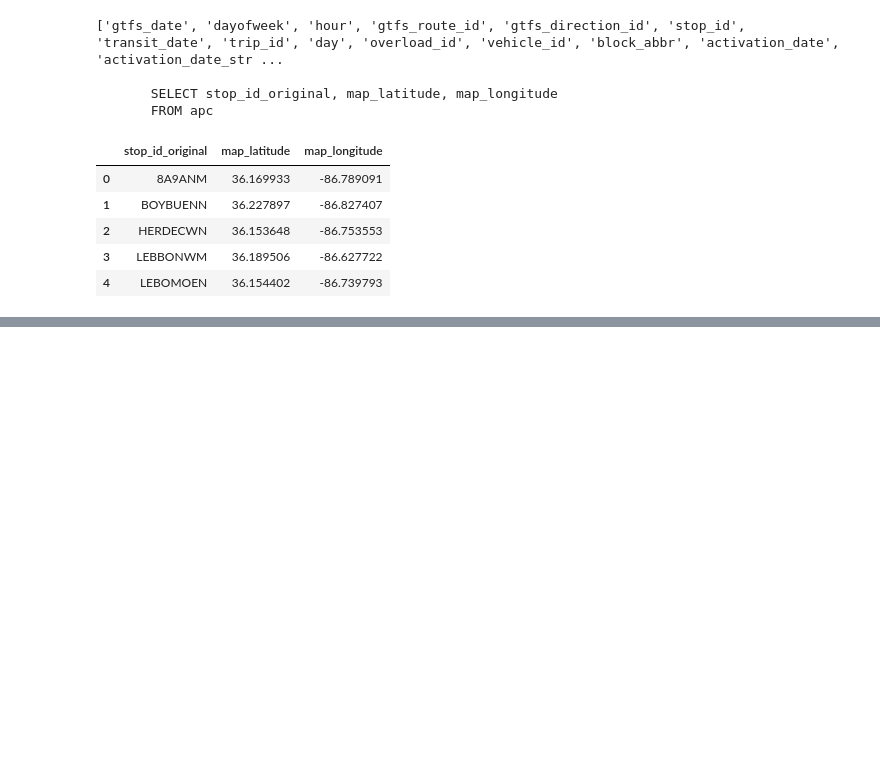
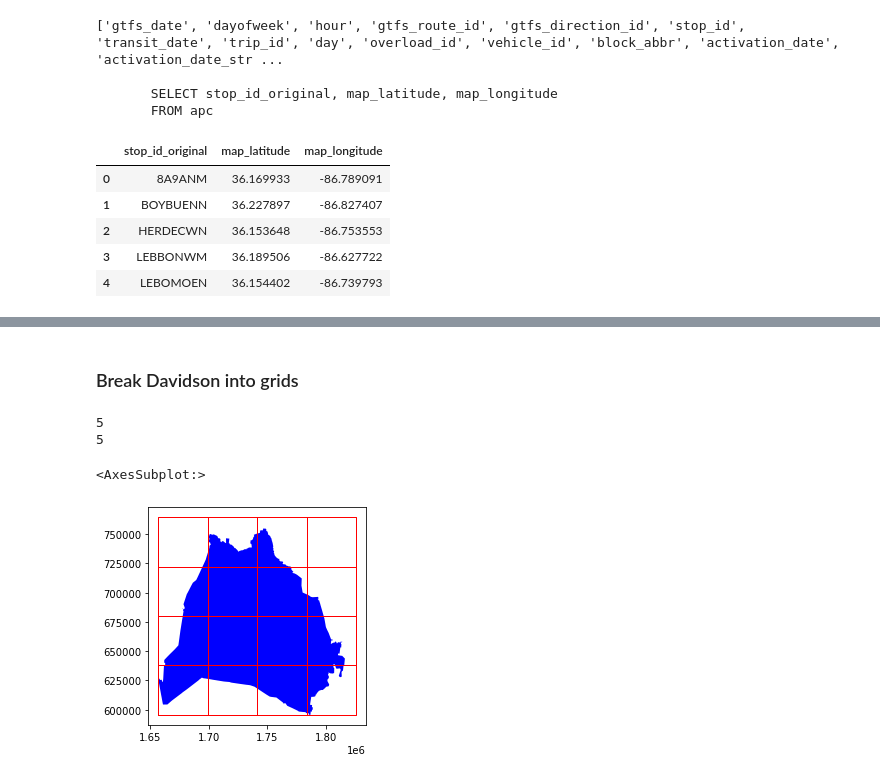
Before and after one commit to jptalusan/ICCPS_stationing, a Jupyter notebook: data_generation/all_stops_matching_tt_dd.ipynb, the cells around one changed output, grey strips where cells are left out. Saved outputs shown, nothing was run; the diff lists cells and outputs as text; code cells hidden in the pictures; blank space fills up the shorter version.

```diff
--- a/data_generation/all_stops_matching_tt_dd.ipynb
+++ b/data_generation/all_stops_matching_tt_dd.ipynb
@@ -66,0 +267,34 @@ apcdf.shape
+# %% [markdown]
+### Break Davidson into grids
+# %%
+from shapely.geometry import Polygon
+
+fp = os.path.join('data', 'shapefiles', "tncounty")
+gdf_county = gpd.read_file(fp)
+gdf_dav = gdf_county[gdf_county["NAME"] == "Davidson"]
+gdf_david = gdf_dav.to_crs("EPSG:4326")
+gdf_david.crs
+xmin, ymin, xmax, ymax = gdf_dav.total_bounds
+gdf_dav.total_bounds
+length = 5280 * 8
+wide = 5280 * 8
+
+cols = list(np.arange(xmin, xmax + wide, wide))
+print(len(cols))
+rows = list(np.arange(ymin, ymax + length, length))
+print(len(cols))
+
+polygons = []
+for x in cols[:-1]:
+    for y in rows[:-1]:
+        polygons.append(Polygon([(x,y), (x+wide, y), (x+wide, y+length), (x, y+length)]))
+
+grid = gpd.GeoDataFrame({'geometry':polygons})
+fp = os.path.join('data', 'shapefiles', 'grid_shapes.shp')
+grid.to_file(fp)
+grid.plot(ax = gdf_dav.plot(color='blue'), color='none', edgecolor='red')
+# %% [output]
+5
+5
+<AxesSubplot:>
+[figure, added]
```
Also changed, not shown: parts of 26 cells of this notebook, 12 other files.
